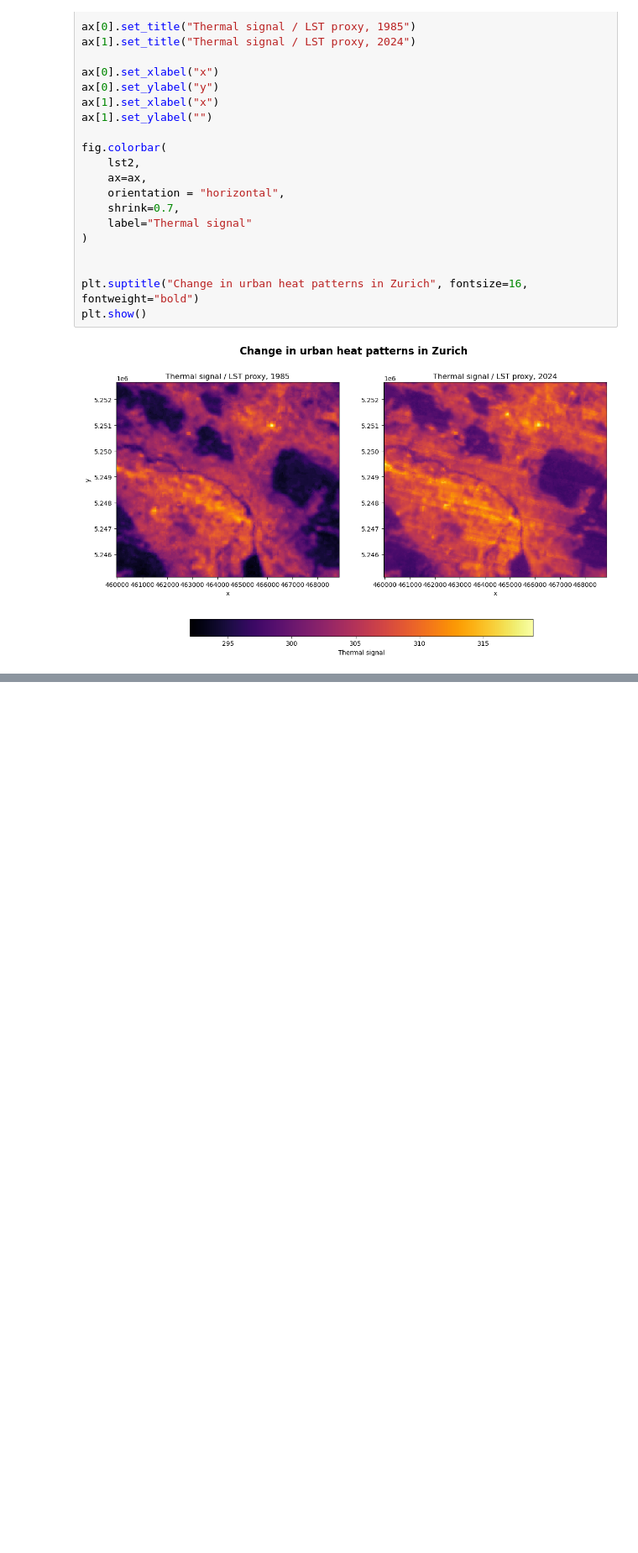
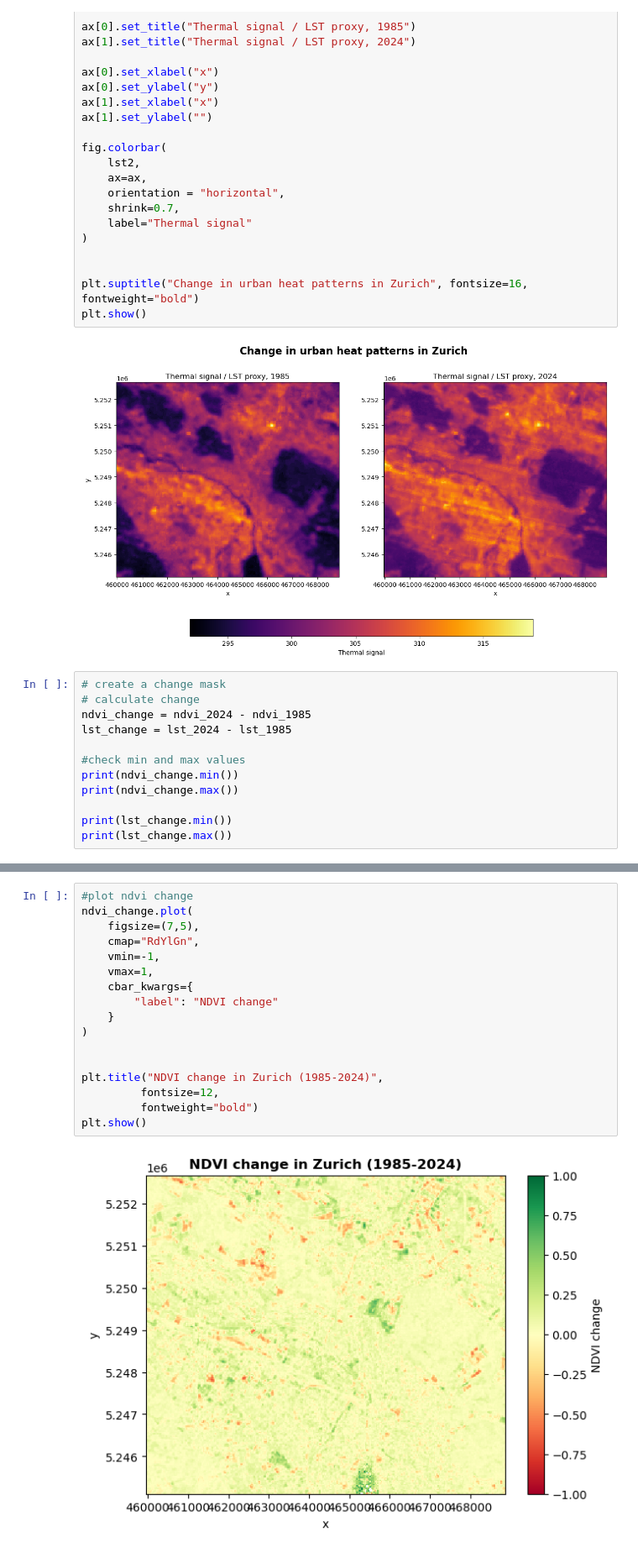
Before and after one commit to silhoe/SDS_project, a Jupyter notebook: notebooks/Project3_new.ipynb, the cells around one changed output, grey strips where cells are left out. Shown at 84% size. Drawn from its saved outputs; the diff is of its cells as text; blank space fills up the shorter version.

Commit message:
change mask

```diff
--- a/notebooks/Project3_new.ipynb
+++ b/notebooks/Project3_new.ipynb
@@ -350,3 +350,15 @@ plt.suptitle("Change in urban heat patterns in Zurich", fontsize=16, fontweight=
 plt.show()
 # %% [output]
 [figure]
+# %%
+# create a change mask
+# calculate change
+ndvi_change = ndvi_2024 - ndvi_1985
+lst_change = lst_2024 - lst_1985
+
+#check min and max values
+print(ndvi_change.min())
+print(ndvi_change.max())
+
+print(lst_change.min())
+print(lst_change.max())
@@ -352,0 +383,19 @@ plt.show()
+# %%
+#plot ndvi change
+ndvi_change.plot(
+    figsize=(7,5),
+    cmap="RdYlGn",
+    vmin=-1,
+    vmax=1,
+    cbar_kwargs={
+        "label": "NDVI change"
+    }
+)
+
+
+plt.title("NDVI change in Zurich (1985-2024)",
+         fontsize=12,
+         fontweight="bold")
+plt.show()
+# %% [output]
+[figure, added]
```
Also changed, not shown: parts of 2 cells of this notebook.
